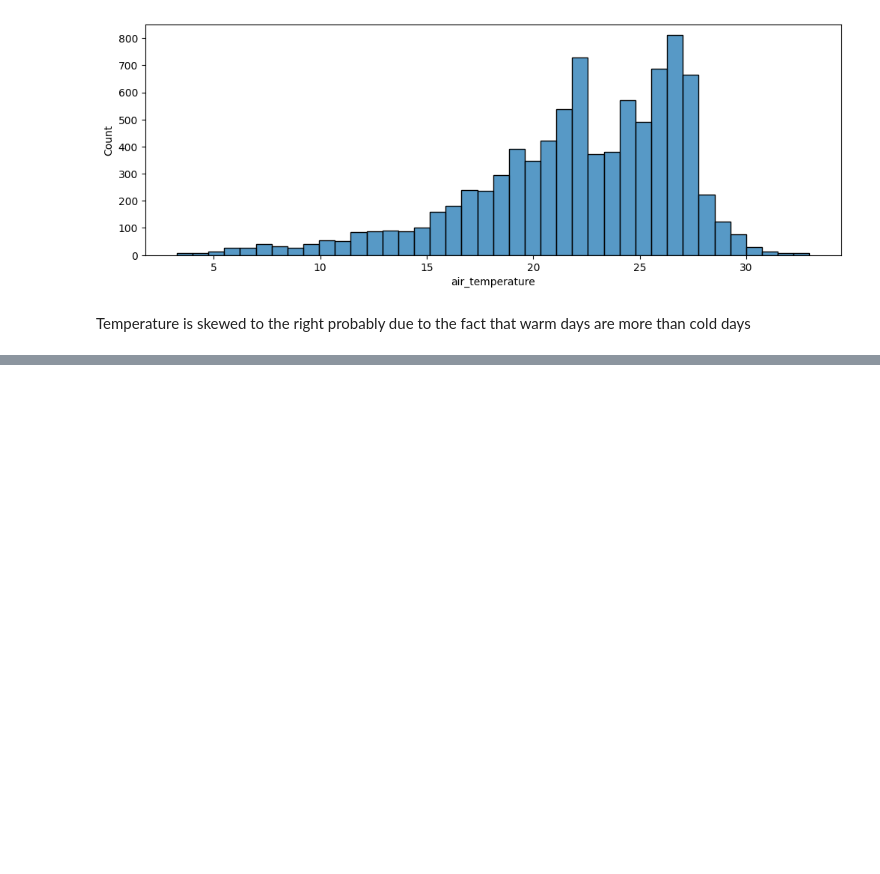
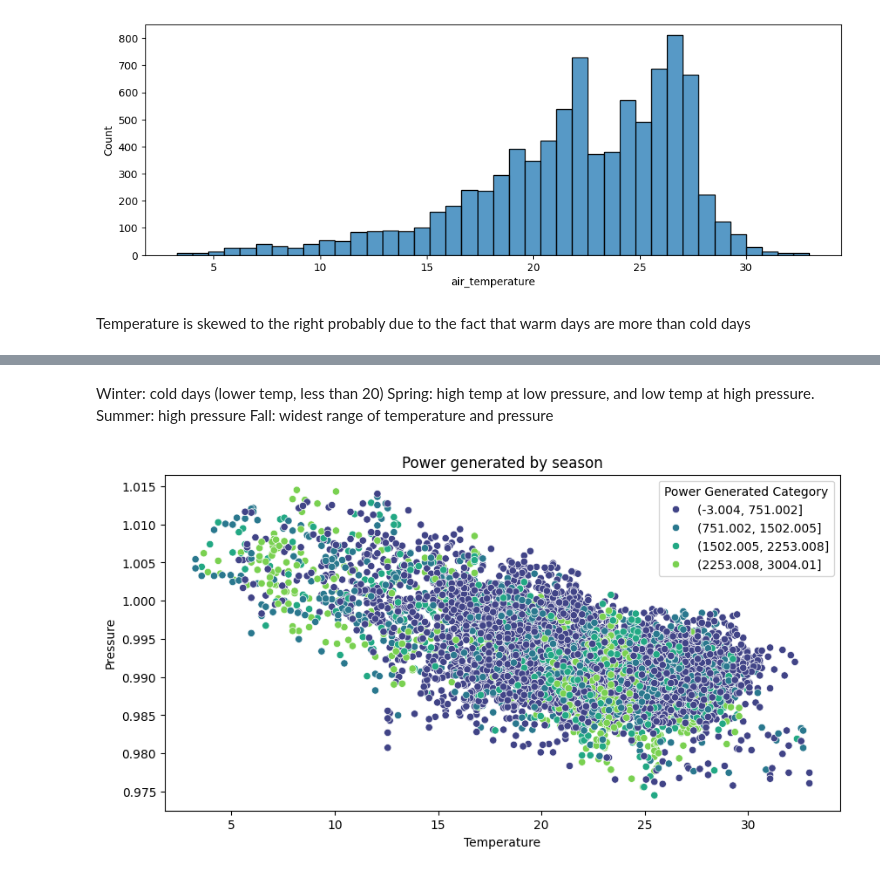
Before and after one commit to Mercymerine/Amdari21DayDataChallenge, a Jupyter notebook: renewable_energy.ipynb, the cells around one changed output, grey strips where cells are left out. Cells and saved outputs as stored; diff of their text form; code cells hidden in the pictures; blank space fills up the shorter version.

```diff
--- a/renewable_energy.ipynb
+++ b/renewable_energy.ipynb
@@ -349,0 +358,20 @@ Temperature is skewed to the right probably due to the fact that warm days are m
+# %% [markdown]
+Winter: cold days (lower temp, less than 20)
+Spring: high temp at low pressure, and low temp at high pressure.
+Summer: high pressure
+Fall: widest range of temperature and pressure
+# %%
+#Create bins of power generated values
+num_bins = 4
+binned_data = pd.cut(turbine['power_generated'], bins=num_bins)
+
+#Creating figure and specifying sizes
+plt.figure(figsize=(10, 5))
+sns.scatterplot(data=turbine, x='air_temperature', y='pressure',  hue=binned_data, palette='viridis')
+plt.title('Power generated by season')
+plt.xlabel('Temperature')
+plt.ylabel('Pressure')
+plt.legend(title='Power Generated Category', loc='upper right')
+plt.show()
+# %% [output]
+[figure, added]
```
Also changed, not shown: parts of 29 cells of this notebook.
